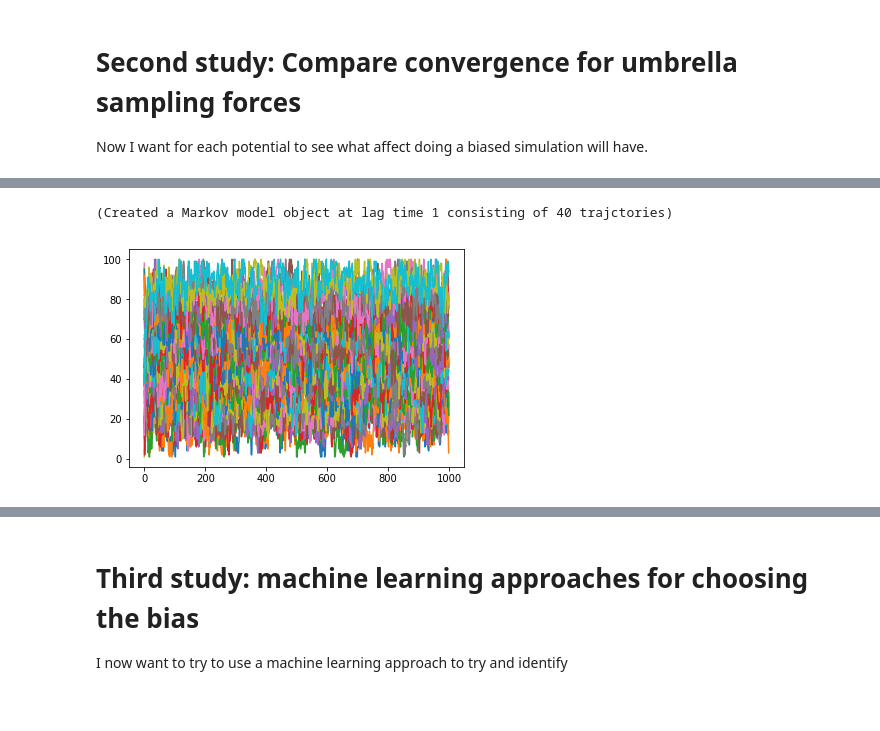
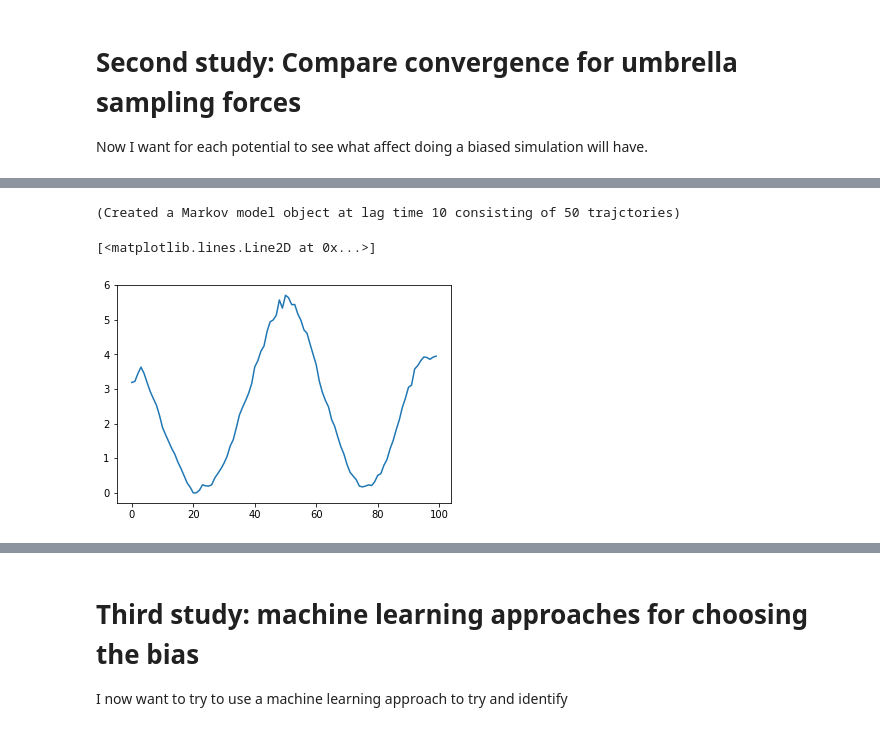
Before and after one commit to adamkells/NN_RC_identification, a Jupyter notebook: project.ipynb, the cells around one changed output, grey strips where cells are left out. Cells and saved outputs as stored; diff of their text form; code cells hidden in the pictures.

```diff
--- a/project.ipynb
+++ b/project.ipynb
@@ -107,13 +109,13 @@ for count,vec in enumerate(a):
 
 Now I want for each potential to see what affect doing a biased simulation will have.
 # %%
-barrier_types = ['single_well','double_well','triple_well']
-bias_force = [0, 2, 4, 6, 8]
-simulation_lengths = [200, 500, 1000, 2000, 3000]
-num_of_sims = 40
+barrier_types = ['double_well']
+bias_force = [25]
+simulation_lengths = [2000]
+num_of_sims = 50
 bias_pos = np.ceil(np.linspace(1,100,(num_of_sims+2))[1:-1])
 bias_pos = [int(x) for x in bias_pos]
-replicas = 100
+replicas = 1
 
 list_barrier=[]
 for b in barrier_types:
@@ -165,8 +150,10 @@ for b in barrier_types:
 # %%
-for i in range(40):
-    plt.plot(simulation_data[i].data)
-M = ms.discrete_markov_model(simulation_data,sim,lag_time=1)
+#for i in range(num_of_sims):
+#plt.hist(simulation_data[i].data)
+M = ms.discrete_markov_model(simulation_data,sim,lag_time=10)
 G, peq = ms.free_energy_profile(M.MSM, M.temp)
+plt.plot(G)
 # %% [output]
-(Created a Markov model object at lag time 1 consisting of 40 trajctories)
+(Created a Markov model object at lag time 10 consisting of 50 trajctories)
+[<matplotlib.lines.Line2D at 0x...>]
-[figure, old version]
+[figure, new version]
```
Also changed, not shown: parts of 13 cells of this notebook, 4 other files.
